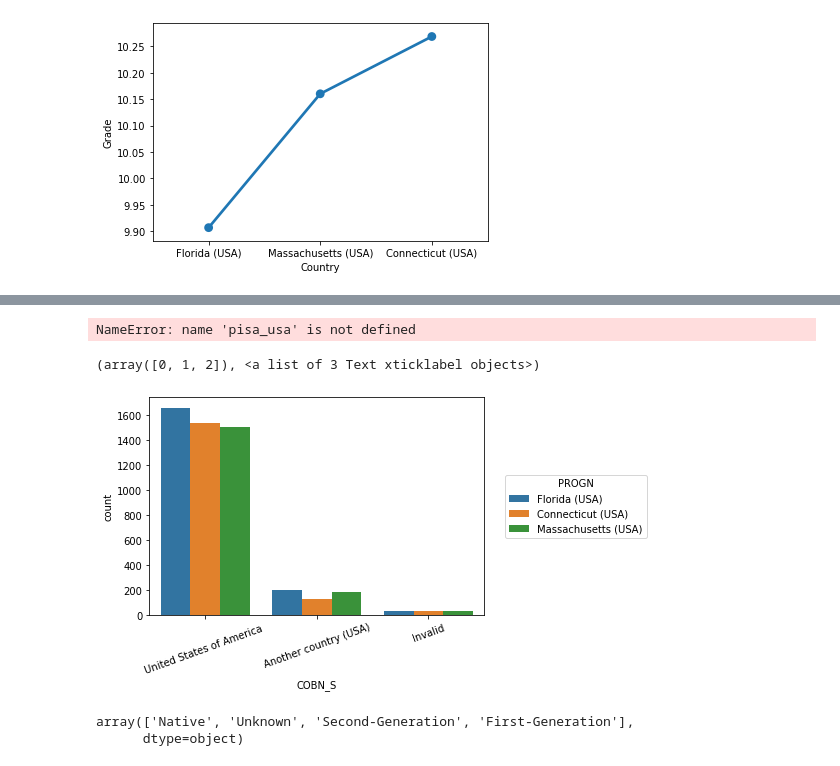
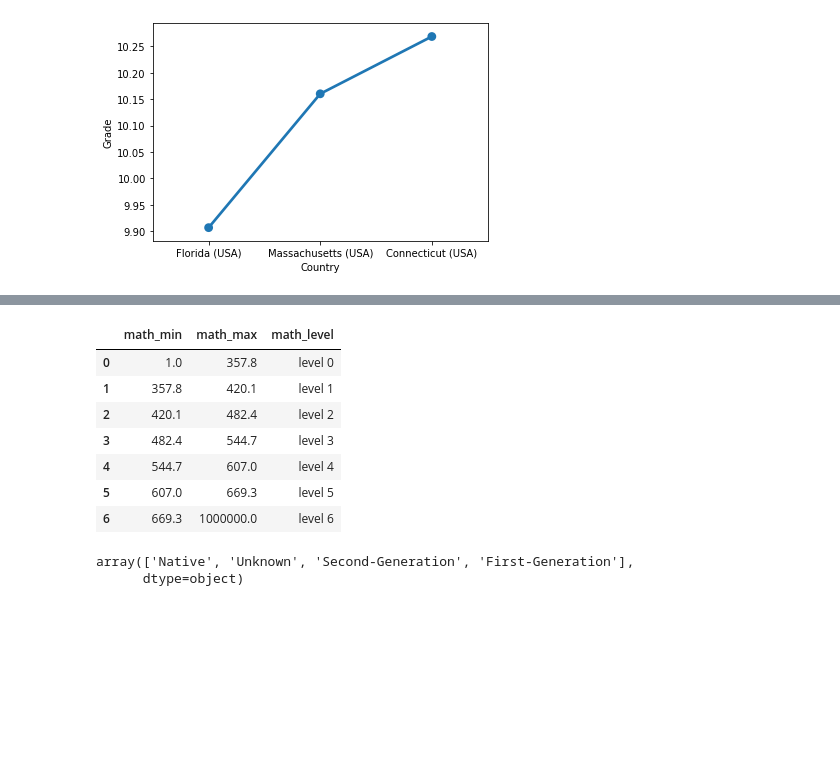
Before and after one commit to Anyra20/CommunicateDataProject, a Jupyter notebook: exploration_template.ipynb, the cells around one changed output, grey strips where cells are left out. Cells and saved outputs as stored; diff of their text form; code cells hidden in the pictures; blank space fills up the shorter version.

```diff
--- a/exploration_template.ipynb
+++ b/exploration_template.ipynb
@@ -256,13 +125,0 @@ plt.xticks(rotation = 20)
-# %%
-sb.countplot(data = pisa_usa, x = 'ST25Q01', hue = 'Country');
-plt.legend(loc='center right', bbox_to_anchor=(1.5, 0.5), title = 'PROGN')
-plt.xticks(rotation = 20)
-# %% [output]
-NameError: name 'pisa_usa' is not defined
-# %%
-sb.countplot(data = pisa_usa, x = 'COBN_S', hue = 'Country');
-plt.legend(loc='center right', bbox_to_anchor=(1.5, 0.5), title = 'PROGN')
-plt.xticks(rotation = 20)
-# %% [output]
-(array([0, 1, 2]), <a list of 3 Text xticklabel objects>)
-[figure, removed]
@@ -286,3 +126,17 @@ Below level 1 Below 357.8
+# %%
+# Proficiency Math Level Score points on the PISA scale
+data = [[1, 357.8, 'level 0'], [357.8, 420.1, 'level 1'], [420.1, 482.4, 'level 2'], [482.4,544.7, 'level 3'], [544.7, 607.0, 'level 4'], [607.0, 669.3, 'level 5'],[669.3, 1000000, 'level 6']]
+df_math_levels = pd.DataFrame(data, columns = ['math_min', 'math_max', 'math_level'])
+df_math_levels
+# %% [output]
+|  | math_min | math_max | math_level |
+| 0 | 1.0 | 357.8 | level 0 |
+| 1 | 357.8 | 420.1 | level 1 |
+| 2 | 420.1 | 482.4 | level 2 |
+| 3 | 482.4 | 544.7 | level 3 |
+| 4 | 544.7 | 607.0 | level 4 |
+| 5 | 607.0 | 669.3 | level 5 |
+| 6 | 669.3 | 1000000.0 | level 6 |
 # %%
 pisa.Enjoy_math.fillna("Unknown", inplace = True)
 pisa.Enjoy_math.unique()
```
Also changed, not shown: parts of 32 cells of this notebook.
